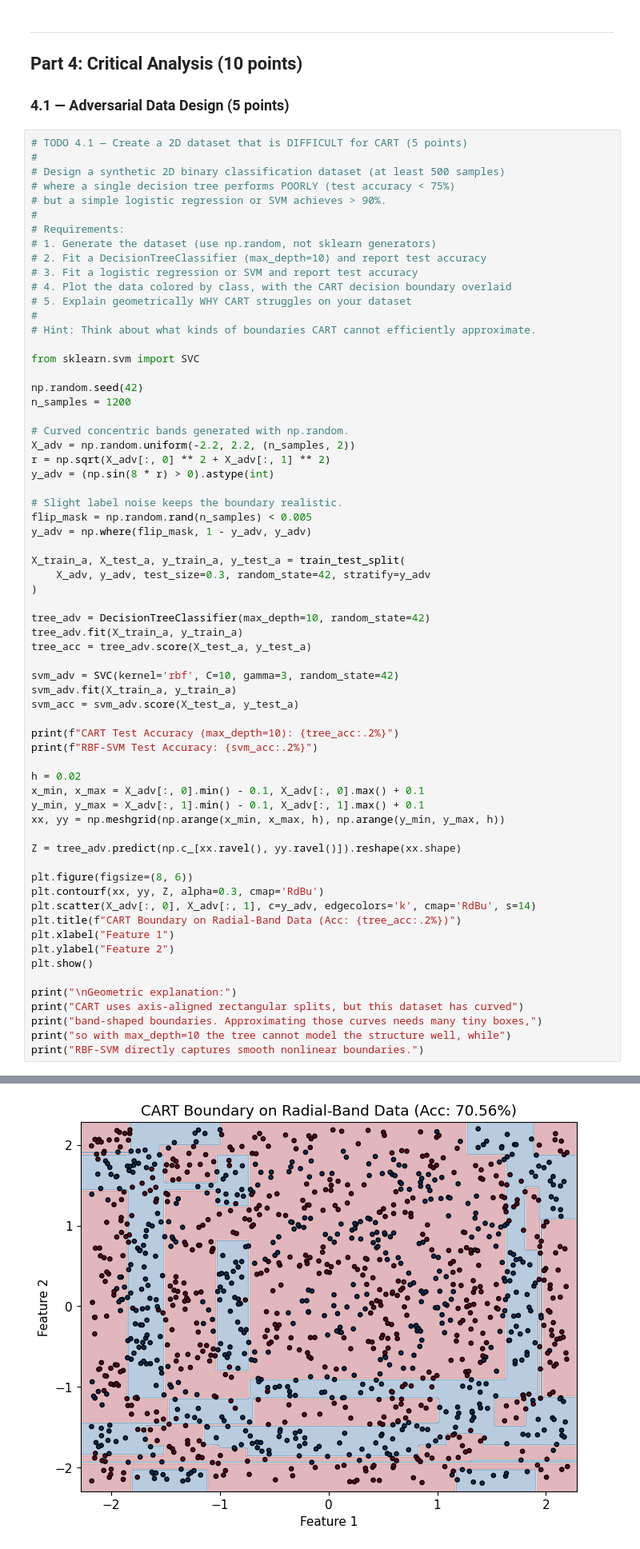
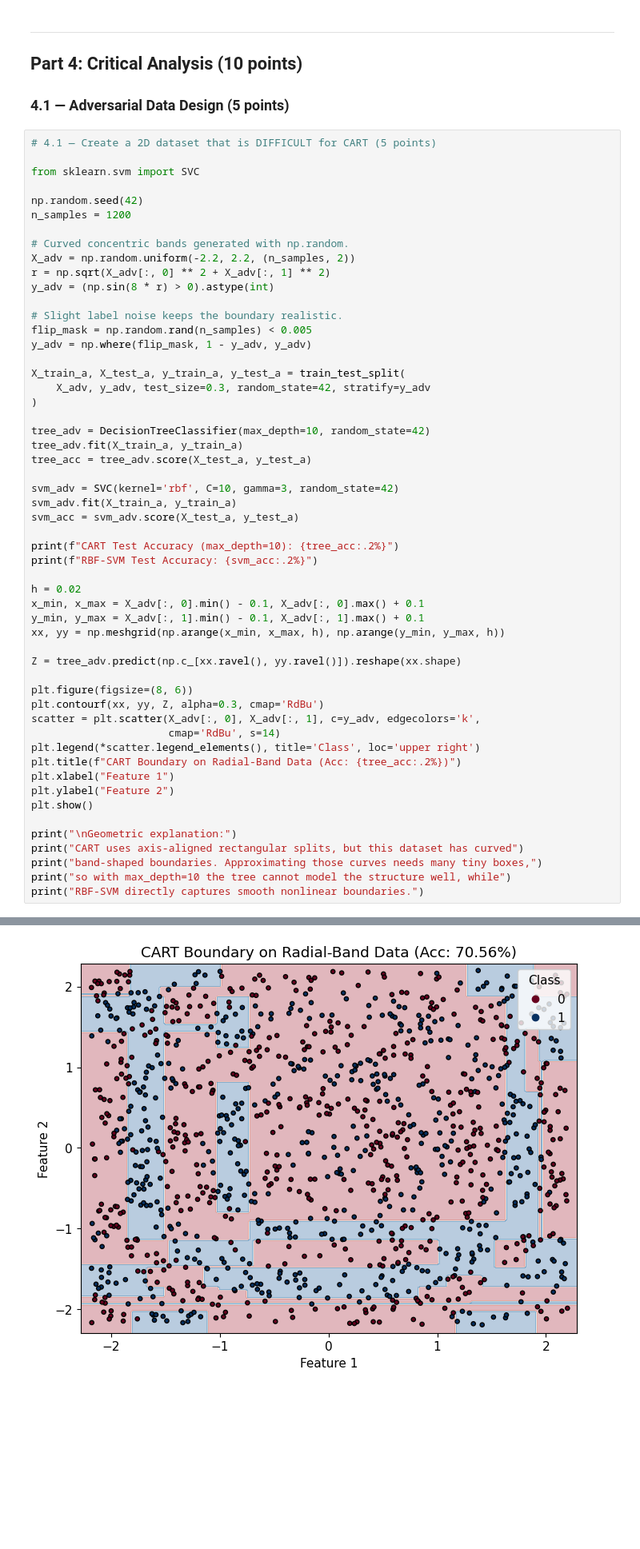
Before and after one commit to Shrxmy/25263CSDMachineLearning, a Jupyter notebook: [4] Group 8 - Module 4 - CART Lab Activity/Group8_CART_Lab_Activity.ipynb, the cells around one changed output, grey strips where cells are left out. Shown at 80% size. Cells and saved outputs as stored; diff of their text form; blank space fills up the shorter version.

```diff
--- a/[4] Group 8 - Module 4 - CART Lab Activity/Final CART_Lab_Activity.ipynb
+++ b/[4] Group 8 - Module 4 - CART Lab Activity/Group8_CART_Lab_Activity.ipynb
@@ -1247,20 +1150,7 @@ I would usually start with pre-pruning because it is faster and easier to tune d
 
 ### 4.1 — Adversarial Data Design (5 points)
 # %%
-# TODO 4.1 — Create a 2D dataset that is DIFFICULT for CART (5 points)
-#
-# Design a synthetic 2D binary classification dataset (at least 500 samples)
-# where a single decision tree performs POORLY (test accuracy < 75%)
-# but a simple logistic regression or SVM achieves > 90%.
-#
-# Requirements:
-# 1. Generate the dataset (use np.random, not sklearn generators)
-# 2. Fit a DecisionTreeClassifier (max_depth=10) and report test accuracy
-# 3. Fit a logistic regression or SVM and report test accuracy
-# 4. Plot the data colored by class, with the CART decision boundary overlaid
-# 5. Explain geometrically WHY CART struggles on your dataset
-#
-# Hint: Think about what kinds of boundaries CART cannot efficiently approximate.
+# 4.1 — Create a 2D dataset that is DIFFICULT for CART (5 points)
 
 from sklearn.svm import SVC
 
@@ -1286,35 +1176,37 @@ tree_acc = tree_adv.score(X_test_a, y_test_a)
 
 svm_adv = SVC(kernel='rbf', C=10, gamma=3, random_state=42)
 svm_adv.fit(X_train_a, y_train_a)
 svm_acc = svm_adv.score(X_test_a, y_test_a)
 
 print(f"CART Test Accuracy (max_depth=10): {tree_acc:.2%}")
 print(f"RBF-SVM Test Accuracy: {svm_acc:.2%}")
 
 h = 0.02
 x_min, x_max = X_adv[:, 0].min() - 0.1, X_adv[:, 0].max() + 0.1
 y_min, y_max = X_adv[:, 1].min() - 0.1, X_adv[:, 1].max() + 0.1
 xx, yy = np.meshgrid(np.arange(x_min, x_max, h), np.arange(y_min, y_max, h))
 
 Z = tree_adv.predict(np.c_[xx.ravel(), yy.ravel()]).reshape(xx.shape)
 
 plt.figure(figsize=(8, 6))
 plt.contourf(xx, yy, Z, alpha=0.3, cmap='RdBu')
-plt.scatter(X_adv[:, 0], X_adv[:, 1], c=y_adv, edgecolors='k', cmap='RdBu', s=14)
+scatter = plt.scatter(X_adv[:, 0], X_adv[:, 1], c=y_adv, edgecolors='k',
+                      cmap='RdBu', s=14)
+plt.legend(*scatter.legend_elements(), title='Class', loc='upper right')
 plt.title(f"CART Boundary on Radial-Band Data (Acc: {tree_acc:.2%})")
 plt.xlabel("Feature 1")
 plt.ylabel("Feature 2")
 plt.show()
 
 print("\nGeometric explanation:")
 print("CART uses axis-aligned rectangular splits, but this dataset has curved")
 print("band-shaped boundaries. Approximating those curves needs many tiny boxes,")
 print("so with max_depth=10 the tree cannot model the structure well, while")
 print("RBF-SVM directly captures smooth nonlinear boundaries.")
 # %% [output]
 CART Test Accuracy (max_depth=10): 70.56%
 RBF-SVM Test Accuracy: 92.50%
-[figure, old version]
+[figure, new version]
 Geometric explanation:
 CART uses axis-aligned rectangular splits, but this dataset has curved
 band-shaped boundaries. Approximating those curves needs many tiny boxes,
```
Also changed, not shown: parts of 13 cells of this notebook.
